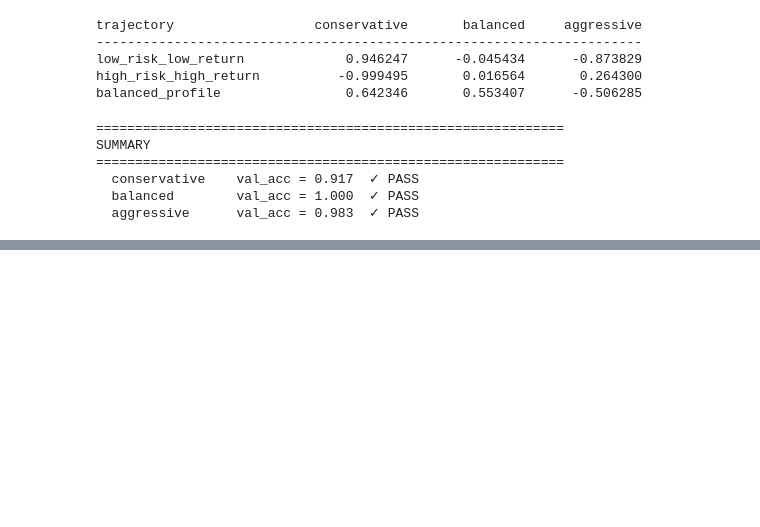
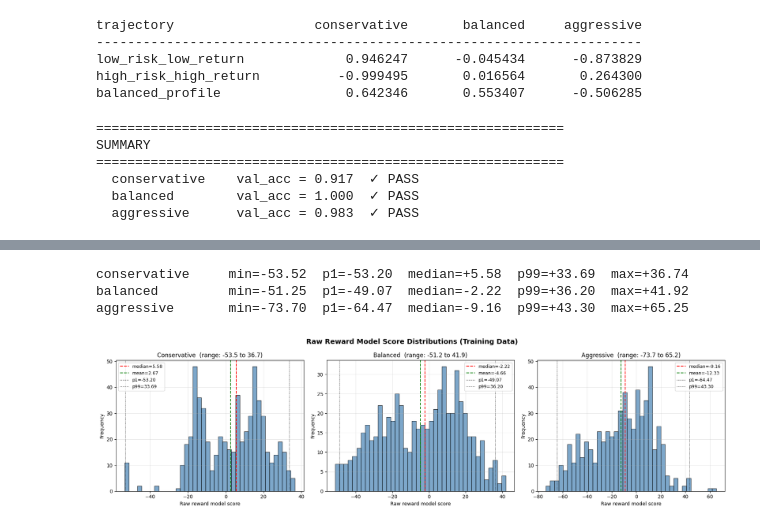
Before and after one commit to yh6384-design/rlhf-portfolio, a Jupyter notebook: notebooks/04_rlhf_data.ipynb, the cells around one changed output, grey strips where cells are left out. Drawn from its saved outputs; the diff is of its cells as text; code cells hidden in the pictures; blank space fills up the shorter version.

```diff
--- a/notebooks/04_rlhf_data.ipynb
+++ b/notebooks/04_rlhf_data.ipynb
@@ -897,0 +887,50 @@ Updated all 3 norm_stats.npz with percentile-based calibration.
+# %%
+import matplotlib.pyplot as plt
+import torch
+import numpy as np
+from src.reward_model import load_reward_model, FEATURE_KEYS
+
+df_pref = pd.read_parquet(f'{DATA_DIR}/preferences.parquet')
+
+fig, axes = plt.subplots(1, 3, figsize=(18, 5))
+
+for ax, persona in zip(axes, ['conservative', 'balanced', 'aggressive']):
+    model = load_reward_model(f'{CKPT_DIR}/reward_model_{persona}.pt')
+    stats = np.load(f'{CKPT_DIR}/{persona}_norm_stats.npz')
+    mean  = stats['mean']
+    std   = stats['std']
+
+    feat_a = df_pref[[f'traj_a_{k}' for k in FEATURE_KEYS]].values
+    feat_b = df_pref[[f'traj_b_{k}' for k in FEATURE_KEYS]].values
+    feat_all = np.concatenate([feat_a, feat_b], axis=0)
+
+    feat_norm = np.clip((feat_all - mean) / std, -5, 5)
+    feat_t = torch.tensor(feat_norm, dtype=torch.float32)
+
+    model.eval()
+    with torch.no_grad():
+        raw_scores = model(feat_t).numpy().flatten()
+
+    ax.hist(raw_scores, bins=40, color='steelblue', alpha=0.7, edgecolor='black')
+    ax.axvline(np.median(raw_scores), color='red',  linewidth=1.5, linestyle='--', label=f'median={np.median(raw_scores):.2f}')
+    ax.axvline(np.mean(raw_scores),   color='green', linewidth=1.5, linestyle='--', label=f'mean={np.mean(raw_scores):.2f}')
+    ax.axvline(np.percentile(raw_scores,  1), color='black', linewidth=1, linestyle=':', label=f'p1={np.percentile(raw_scores,1):.2f}')
+    ax.axvline(np.percentile(raw_scores, 99), color='black', linewidth=1, linestyle=':', label=f'p99={np.percentile(raw_scores,99):.2f}')
+
+    ax.set_title(f'{persona.capitalize()}  (range: {raw_scores.min():.1f} to {raw_scores.max():.1f})')
+    ax.set_xlabel('Raw reward model score')
+    ax.set_ylabel('Frequency')
+    ax.legend(fontsize=9)
+    ax.grid(alpha=0.3)
+
+    print(f'{persona:15s}  min={raw_scores.min():+.2f}  p1={np.percentile(raw_scores,1):+.2f}  '
+          f'median={np.median(raw_scores):+.2f}  p99={np.percentile(raw_scores,99):+.2f}  max={raw_scores.max():+.2f}')
+
+fig.suptitle('Raw Reward Model Score Distributions (Training Data)', fontsize=14, fontweight='bold')
+fig.tight_layout()
+plt.show()
+# %% [output]
+conservative     min=-53.52  p1=-53.20  median=+5.58  p99=+33.69  max=+36.74
+balanced         min=-51.25  p1=-49.07  median=-2.22  p99=+36.20  max=+41.92
+aggressive       min=-73.70  p1=-64.47  median=-9.16  p99=+43.30  max=+65.25
+[figure, added]
```
Also changed, not shown: parts of 1 cell of this notebook.
